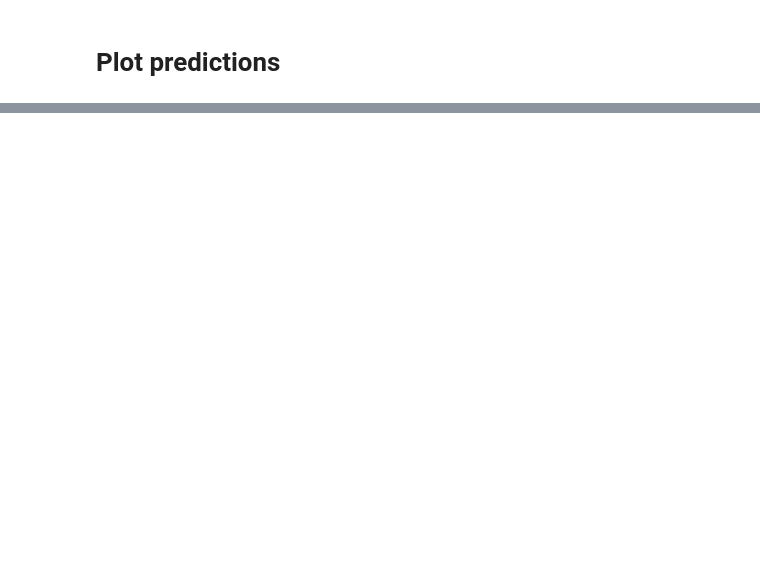
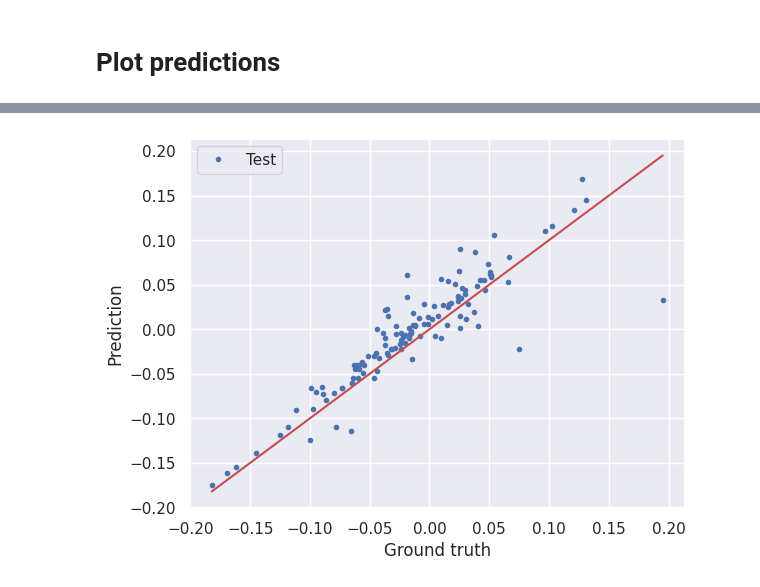
Before and after one commit to CibranLopez/CLUE, a Jupyter notebook: predict-GNN.ipynb, the cells around one changed output, grey strips where cells are left out. Saved outputs shown, nothing was run; the diff lists cells and outputs as text; code cells hidden in the pictures; blank space fills up the shorter version.

```diff
--- a/predict-GNN.ipynb
+++ b/predict-GNN.ipynb
@@ -107,0 +161,18 @@ plt.show()
+# %%
+gt_uncertainties   = ground_truths - predictions
+pred_uncertainties = uncertainties
+
+stack = np.concatenate([gt_uncertainties, pred_uncertainties])
+
+_min_ = np.min(stack)
+_max_ = np.max(stack)
+
+plt.plot(pred_uncertainties, gt_uncertainties,  '.', label='Test')
+plt.plot([_min_, _max_], [_min_, _max_], '-r')
+plt.xlabel('Ground truth')
+plt.ylabel('Prediction')
+plt.legend(loc='best')
+plt.savefig('UQ-comparison.pdf', dpi=50, bbox_inches='tight')
+plt.show()
+# %% [output]
+[figure, added]
```
Also changed, not shown: parts of 7 cells of this notebook, 3 other files.
